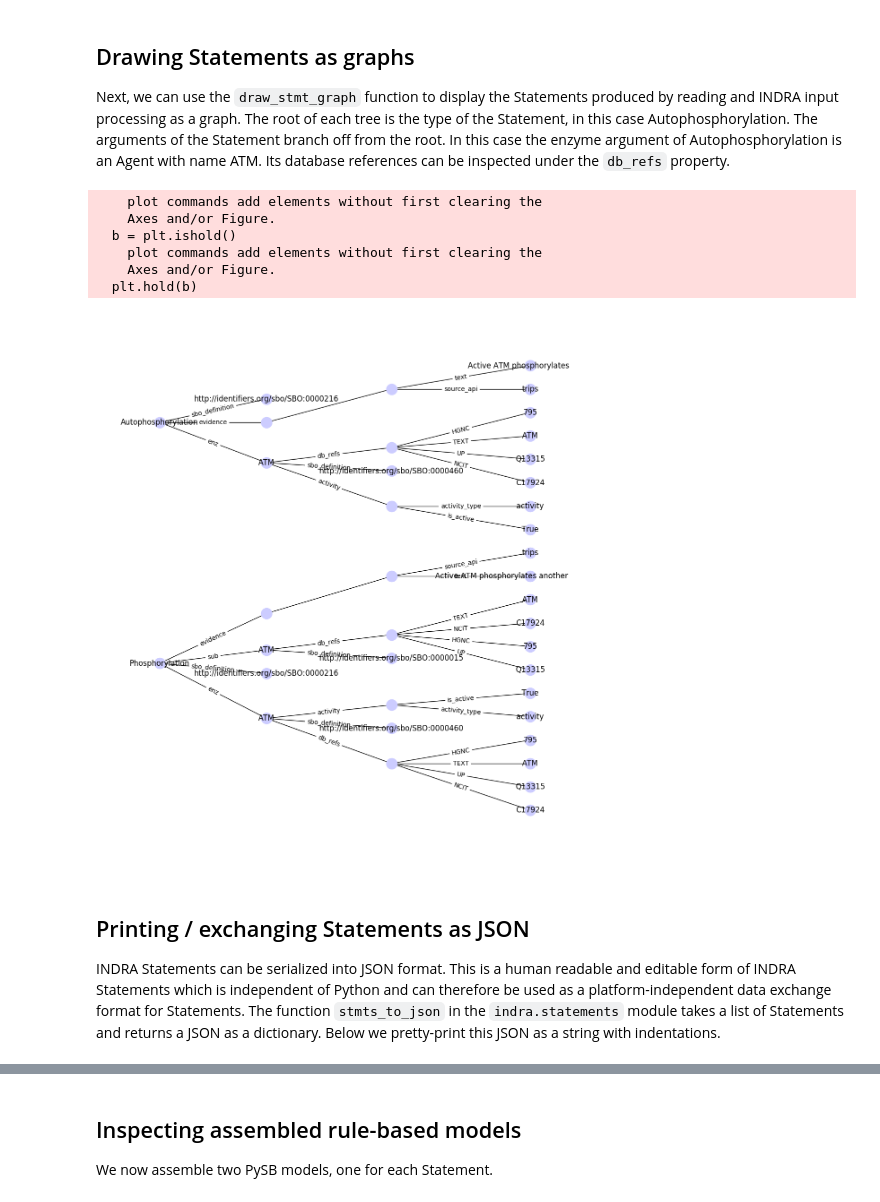
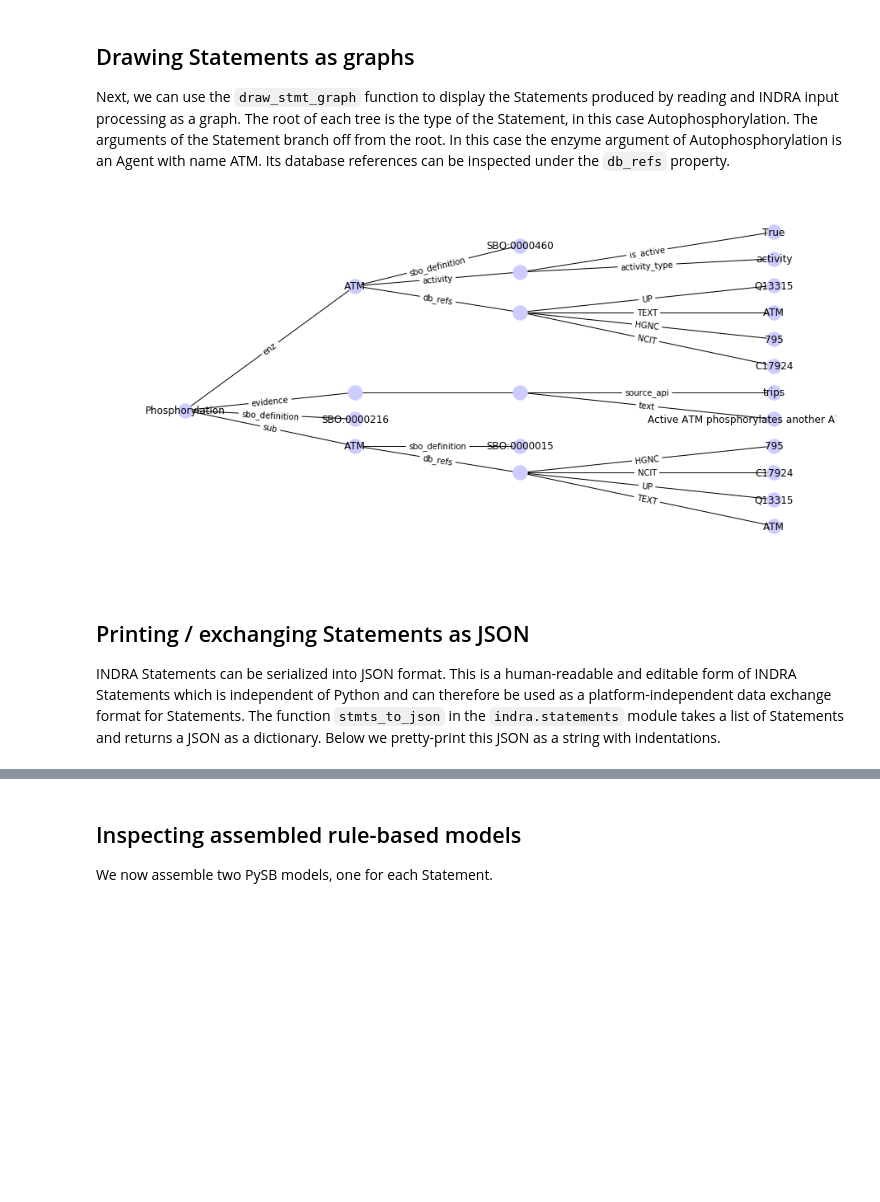
Before and after one commit to sorgerlab/indra, a Jupyter notebook: models/indra_statements_demo.ipynb, the cells around one changed output, grey strips where cells are left out. Cells and saved outputs as stored; diff of their text form; code cells hidden in the pictures; blank space fills up the shorter version.

```diff
--- a/models/indra_statements_demo.ipynb
+++ b/models/indra_statements_demo.ipynb
@@ -32,20 +33,14 @@ tp.statements
 ## Drawing Statements as graphs
 Next, we can use the `draw_stmt_graph` function to display the Statements produced by reading and INDRA input processing as a graph. The root of each tree is the type of the Statement, in this case Autophosphorylation. The arguments of the Statement branch off from the root. In this case the enzyme argument of Autophosphorylation is an Agent with name ATM. Its database references can be inspected under the `db_refs` property.
 # %%
-pylab.rcParams['figure.figsize'] = (10, 12)
-draw_stmt_graph(tp.statements)
+pylab.rcParams['figure.figsize'] = (12, 6)
+draw_stmt_graph(tp.statements[1:])
 # %% [output]
-    plot commands add elements without first clearing the
-    Axes and/or Figure.
-  b = plt.ishold()
-    plot commands add elements without first clearing the
-    Axes and/or Figure.
-  plt.hold(b)
-[figure, old version]
+[figure, new version]
 # %% [markdown]
 ## Printing / exchanging Statements as JSON
 
-INDRA Statements can be serialized into JSON format. This is a human readable and editable form of INDRA Statements which is independent of Python and can therefore be used as a platform-independent data exchange format for Statements. The function `stmts_to_json` in the `indra.statements` module takes a list of Statements and returns a JSON as a dictionary. Below we pretty-print this JSON as a string with indentations.
+INDRA Statements can be serialized into JSON format. This is a human-readable and editable form of INDRA Statements which is independent of Python and can therefore be used as a platform-independent data exchange format for Statements. The function `stmts_to_json` in the `indra.statements` module takes a list of Statements and returns a JSON as a dictionary. Below we pretty-print this JSON as a string with indentations.
 # %%
 statements_json = stmts_to_json(tp.statements)
 print(json.dumps(statements_json, indent=1))
```
Also changed, not shown: parts of 6 cells of this notebook, 1 other file.
